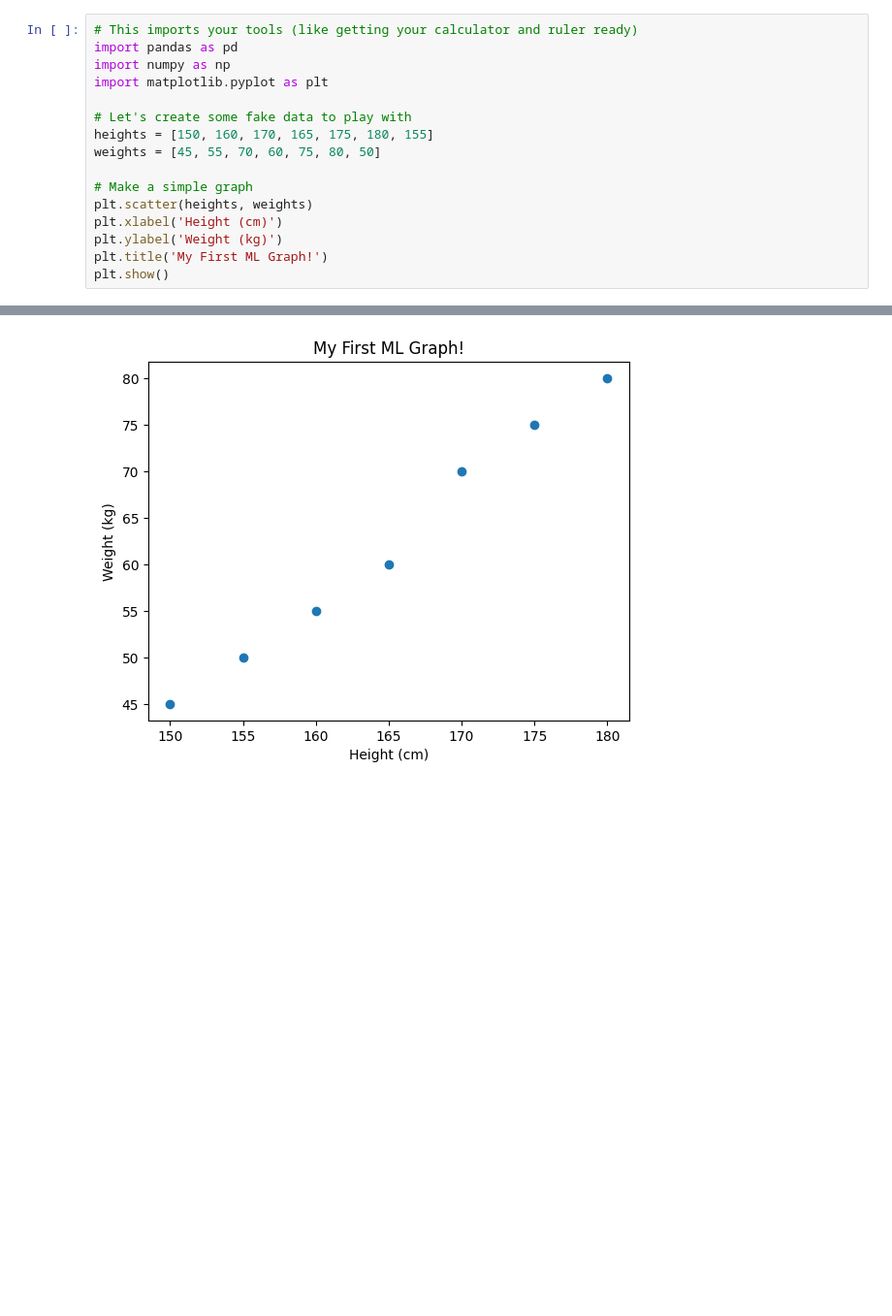
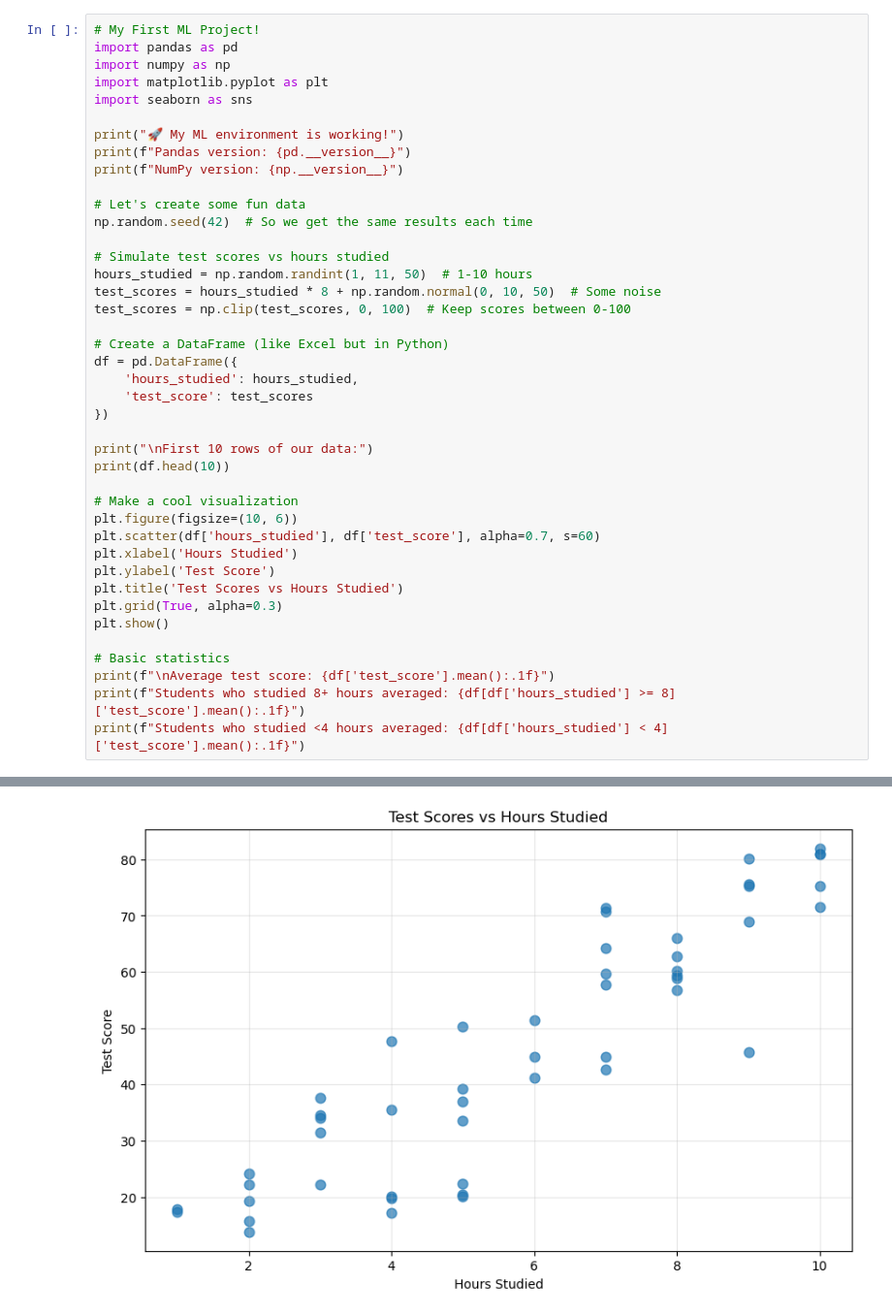
Before and after one commit to aryangaikwadgit/House_prices_prediction, a Jupyter notebook: Notebook/Untitled.ipynb, the cells around one changed output, grey strips where cells are left out. Shown: that part at 97% size. Cells and saved outputs as stored; diff of their text form; blank space fills up the shorter version.

Commit message:
Add first ML notebook with test score analysis

```diff
--- a/Notebook/Untitled.ipynb
+++ b/Notebook/Untitled.ipynb
@@ -1,17 +1,42 @@
 # %%
-# This imports your tools (like getting your calculator and ruler ready)
+# My First ML Project!
 import pandas as pd
 import numpy as np
 import matplotlib.pyplot as plt
+import seaborn as sns
 
-# Let's create some fake data to play with
-heights = [150, 160, 170, 165, 175, 180, 155]
-weights = [45, 55, 70, 60, 75, 80, 50]
+print("🚀 My ML environment is working!")
+print(f"Pandas version: {pd.__version__}")
+print(f"NumPy version: {np.__version__}")
 
-# Make a simple graph
-plt.scatter(heights, weights)
-plt.xlabel('Height (cm)')
-plt.ylabel('Weight (kg)')
-plt.title('My First ML Graph!')
+# Let's create some fun data
+np.random.seed(42)  # So we get the same results each time
+
+# Simulate test scores vs hours studied
+hours_studied = np.random.randint(1, 11, 50)  # 1-10 hours
+test_scores = hours_studied * 8 + np.random.normal(0, 10, 50)  # Some noise
+test_scores = np.clip(test_scores, 0, 100)  # Keep scores between 0-100
+
+# Create a DataFrame (like Excel but in Python)
+df = pd.DataFrame({
+    'hours_studied': hours_studied,
+    'test_score': test_scores
+})
+
+print("\nFirst 10 rows of our data:")
+print(df.head(10))
+
+# Make a cool visualization
+plt.figure(figsize=(10, 6))
+plt.scatter(df['hours_studied'], df['test_score'], alpha=0.7, s=60)
+plt.xlabel('Hours Studied')
+plt.ylabel('Test Score')
+plt.title('Test Scores vs Hours Studied')
+plt.grid(True, alpha=0.3)
 plt.show()
+
+# Basic statistics
+print(f"\nAverage test score: {df['test_score'].mean():.1f}")
+print(f"Students who studied 8+ hours averaged: {df[df['hours_studied'] >= 8]['test_score'].mean():.1f}")
+print(f"Students who studied <4 hours averaged: {df[df['hours_studied'] < 4]['test_score'].mean():.1f}")
 # %% [output]
@@ -18 +59 @@ plt.show()
-[figure, old version]
+[figure, new version]
```
Also changed, not shown: parts of 1 cell of this notebook.
